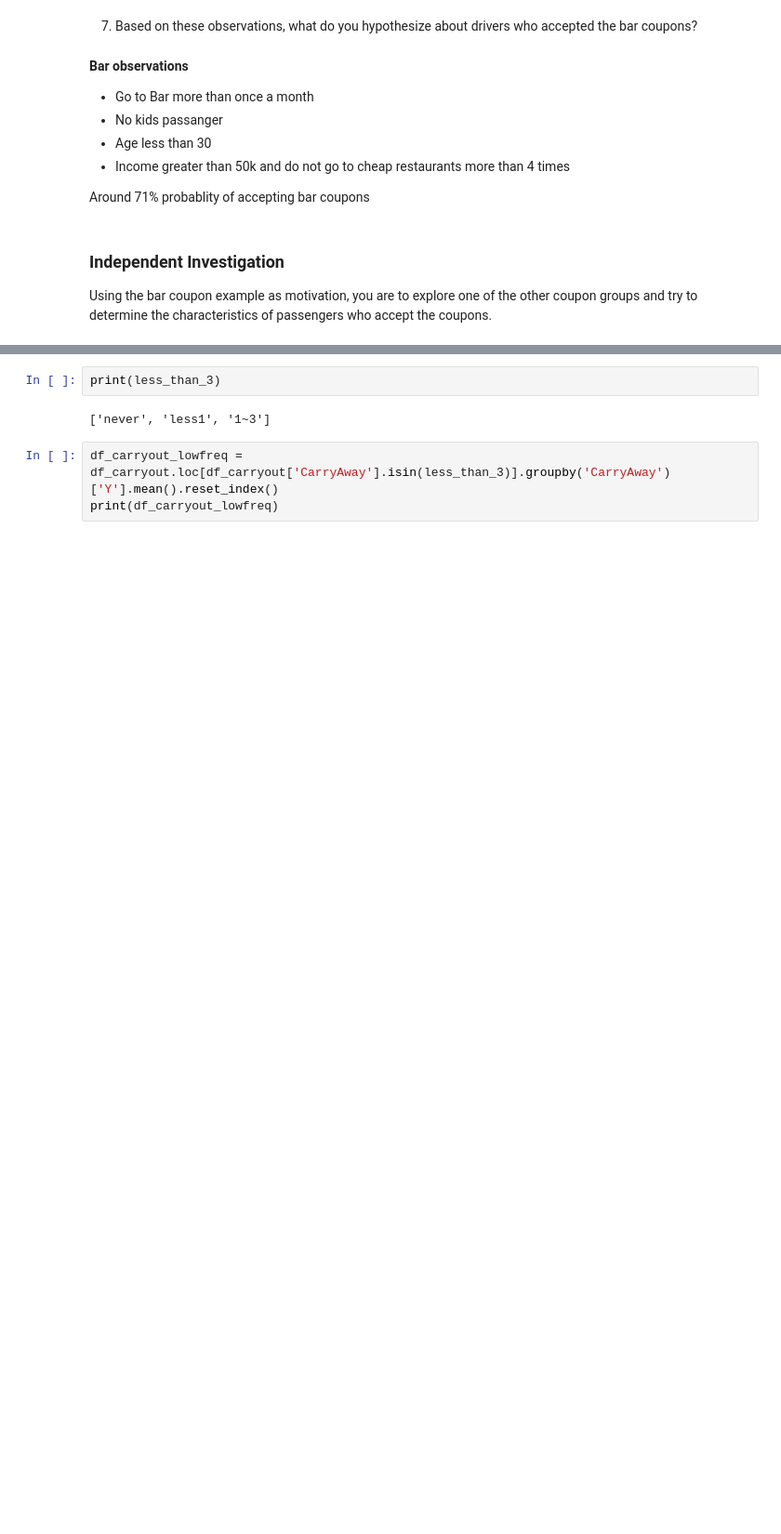
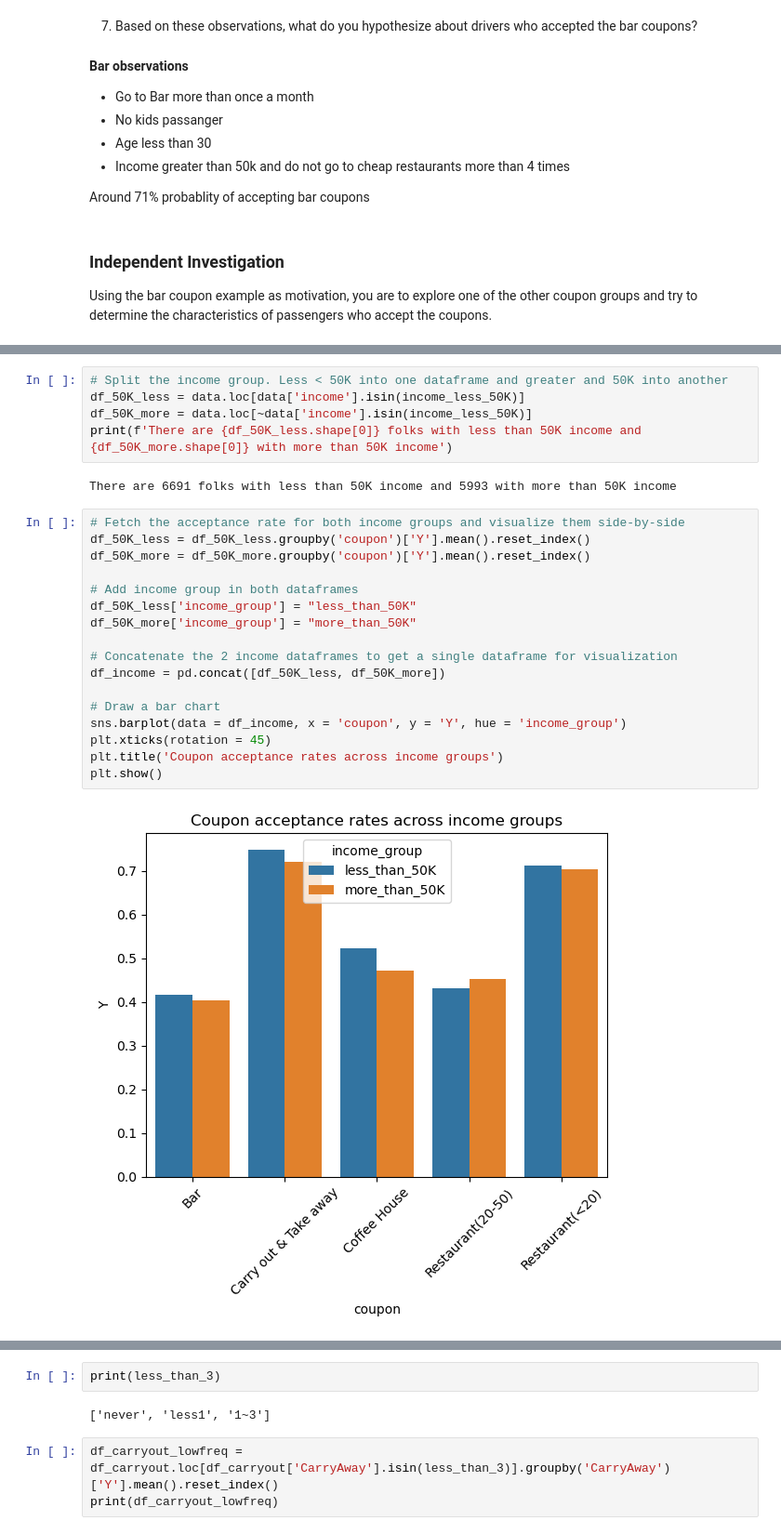
Before and after one commit to akshaynk21/ml-playground, a Jupyter notebook: coupon_application1/coupons.ipynb, the cells around one changed output, grey strips where cells are left out. Shown at 93% size. Drawn from its saved outputs; the diff is of its cells as text; blank space fills up the shorter version.

Commit message:
Add more visualizations for bar and carryout coupons. Add income charts

```diff
--- a/coupon_application1/coupons.ipynb
+++ b/coupon_application1/coupons.ipynb
@@ -396,0 +299,26 @@ print(df_carryout.shape)
+# %%
+# Split the income group. Less < 50K into one dataframe and greater and 50K into another
+df_50K_less = data.loc[data['income'].isin(income_less_50K)]
+df_50K_more = data.loc[~data['income'].isin(income_less_50K)]
+print(f'There are {df_50K_less.shape[0]} folks with less than 50K income and {df_50K_more.shape[0]} with more than 50K income')
+# %% [output]
+There are 6691 folks with less than 50K income and 5993 with more than 50K income
+# %%
+# Fetch the acceptance rate for both income groups and visualize them side-by-side
+df_50K_less = df_50K_less.groupby('coupon')['Y'].mean().reset_index()
+df_50K_more = df_50K_more.groupby('coupon')['Y'].mean().reset_index()
+
+# Add income group in both dataframes
+df_50K_less['income_group'] = "less_than_50K"
+df_50K_more['income_group'] = "more_than_50K"
+
+# Concatenate the 2 income dataframes to get a single dataframe for visualization
+df_income = pd.concat([df_50K_less, df_50K_more])
+
+# Draw a bar chart
+sns.barplot(data = df_income, x = 'coupon', y = 'Y', hue = 'income_group')
+plt.xticks(rotation = 45)
+plt.title('Coupon acceptance rates across income groups')
+plt.show()
+# %% [output]
+[figure, added]
```
Also changed, not shown: parts of 25 cells of this notebook.
